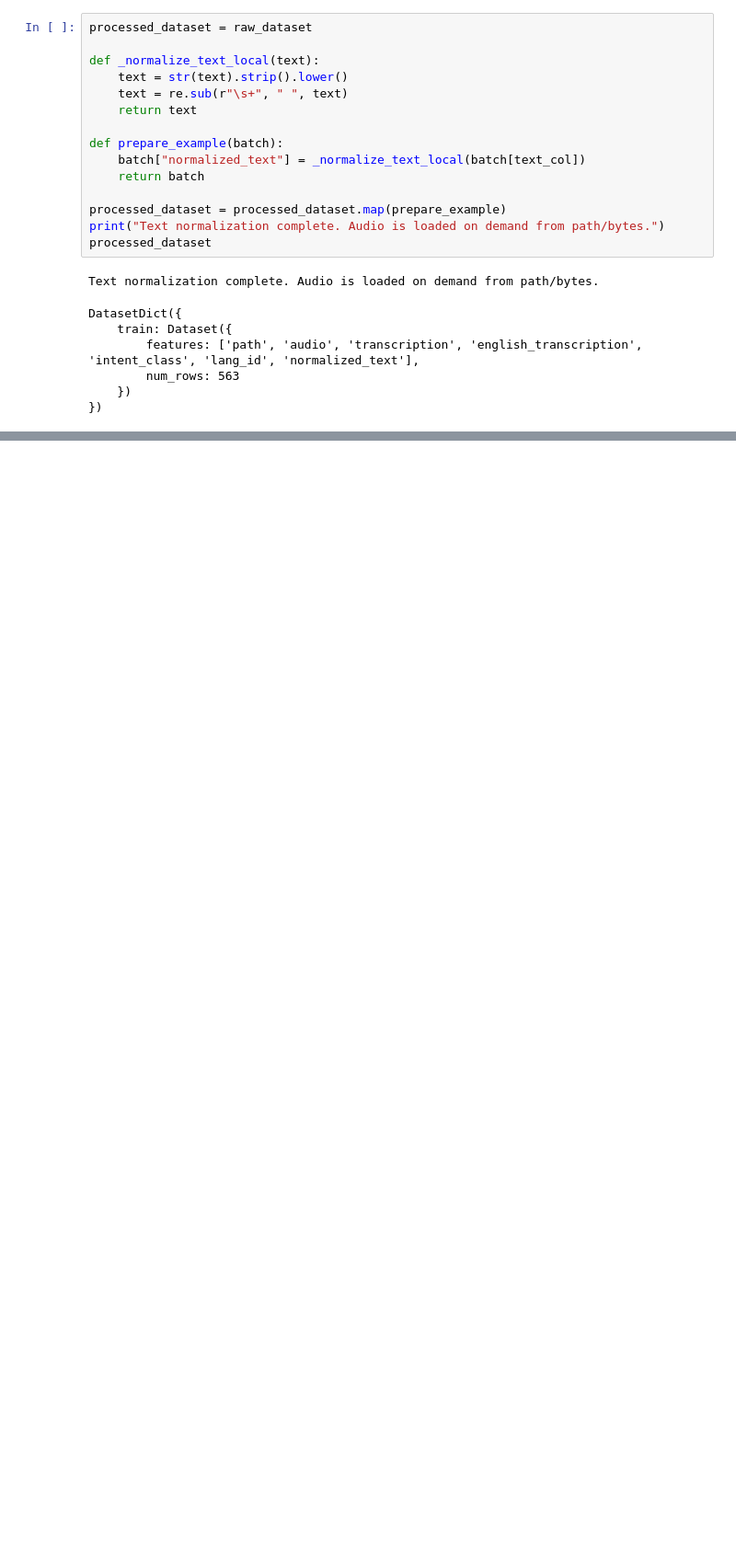
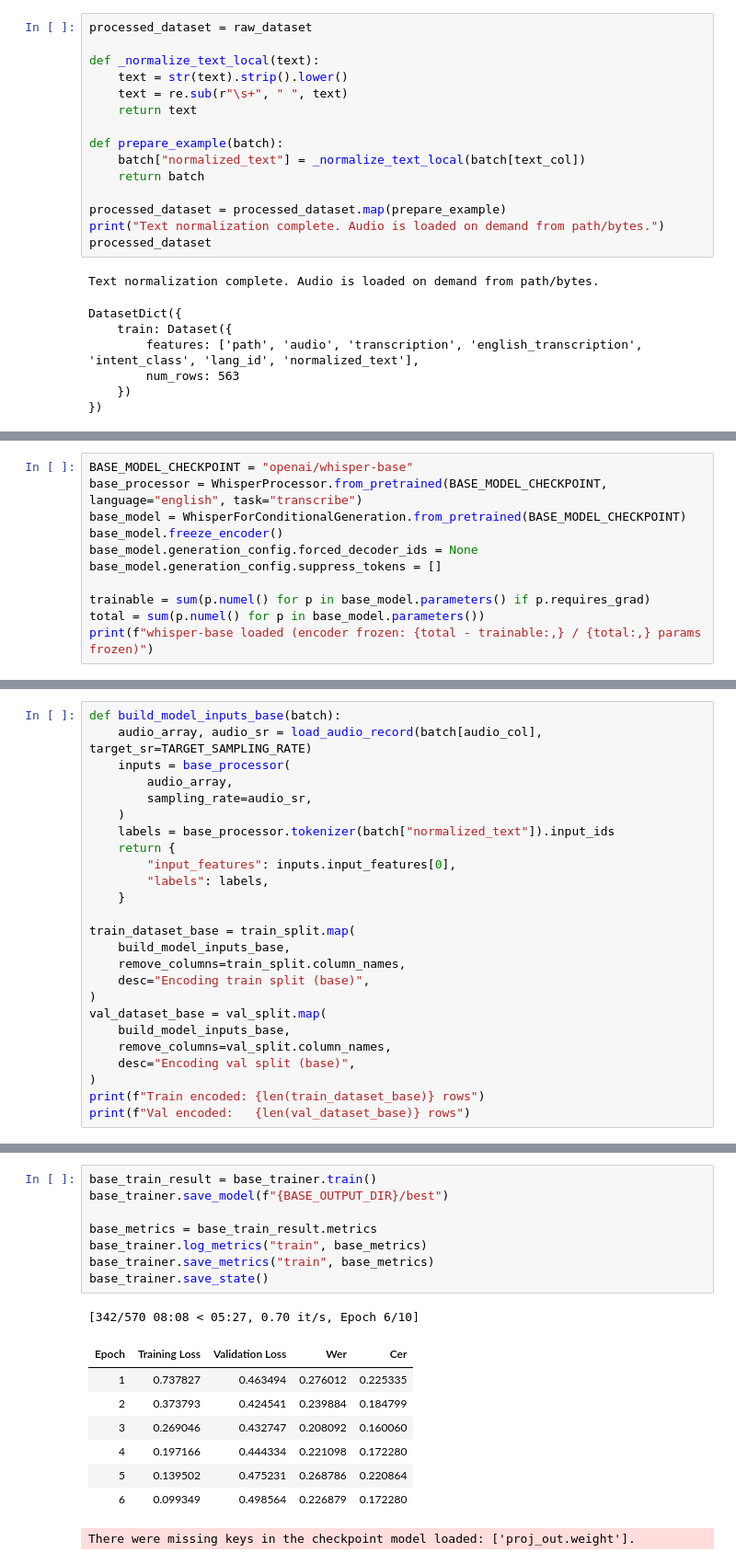
Before and after one commit to bonbonsiregar/indonesia-ai-nlpa-asr, a Jupyter notebook: output/jupyter-notebook/asr.ipynb, the cells around one changed output, grey strips where cells are left out. Shown at 92% size. Cells and saved outputs as stored; diff of their text form; blank space fills up the shorter version.

```diff
--- a/output/jupyter-notebook/asr.ipynb
+++ b/output/jupyter-notebook/asr.ipynb
@@ -367,0 +641,11 @@ CER: 0.4666666666666667
+# %%
+BASE_MODEL_CHECKPOINT = "openai/whisper-base"
+base_processor = WhisperProcessor.from_pretrained(BASE_MODEL_CHECKPOINT, language="english", task="transcribe")
+base_model = WhisperForConditionalGeneration.from_pretrained(BASE_MODEL_CHECKPOINT)
+base_model.freeze_encoder()
+base_model.generation_config.forced_decoder_ids = None
+base_model.generation_config.suppress_tokens = []
+
+trainable = sum(p.numel() for p in base_model.parameters() if p.requires_grad)
+total = sum(p.numel() for p in base_model.parameters())
+print(f"whisper-base loaded (encoder frozen: {total - trainable:,} / {total:,} params frozen)")
@@ -367,0 +654,25 @@ CER: 0.4666666666666667
+# %%
+def build_model_inputs_base(batch):
+    audio_array, audio_sr = load_audio_record(batch[audio_col], target_sr=TARGET_SAMPLING_RATE)
+    inputs = base_processor(
+        audio_array,
+        sampling_rate=audio_sr,
+    )
+    labels = base_processor.tokenizer(batch["normalized_text"]).input_ids
+    return {
+        "input_features": inputs.input_features[0],
+        "labels": labels,
+    }
+
+train_dataset_base = train_split.map(
+    build_model_inputs_base,
+    remove_columns=train_split.column_names,
+    desc="Encoding train split (base)",
+)
+val_dataset_base = val_split.map(
+    build_model_inputs_base,
+    remove_columns=val_split.column_names,
+    desc="Encoding val split (base)",
+)
+print(f"Train encoded: {len(train_dataset_base)} rows")
+print(f"Val encoded:   {len(val_dataset_base)} rows")
@@ -367,0 +770,18 @@ CER: 0.4666666666666667
+# %%
+base_train_result = base_trainer.train()
+base_trainer.save_model(f"{BASE_OUTPUT_DIR}/best")
+
+base_metrics = base_train_result.metrics
+base_trainer.log_metrics("train", base_metrics)
+base_trainer.save_metrics("train", base_metrics)
+base_trainer.save_state()
+# %% [output]
+[342/570 08:08 < 05:27, 0.70 it/s, Epoch 6/10]
+| Epoch | Training Loss | Validation Loss | Wer | Cer |
+| 1 | 0.737827 | 0.463494 | 0.276012 | 0.225335 |
+| 2 | 0.373793 | 0.424541 | 0.239884 | 0.184799 |
+| 3 | 0.269046 | 0.432747 | 0.208092 | 0.160060 |
+| 4 | 0.197166 | 0.444334 | 0.221098 | 0.172280 |
+| 5 | 0.139502 | 0.475231 | 0.268786 | 0.220864 |
+| 6 | 0.099349 | 0.498564 | 0.226879 | 0.172280 |
+There were missing keys in the checkpoint model loaded: ['proj_out.weight'].
```
Also changed, not shown: parts of 38 cells of this notebook, 1 other file.
